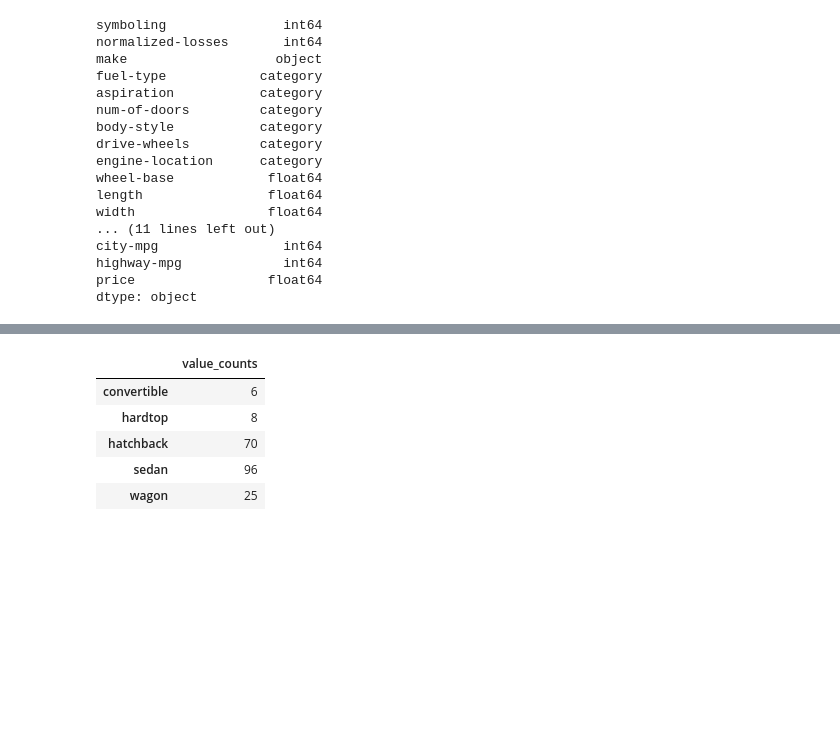
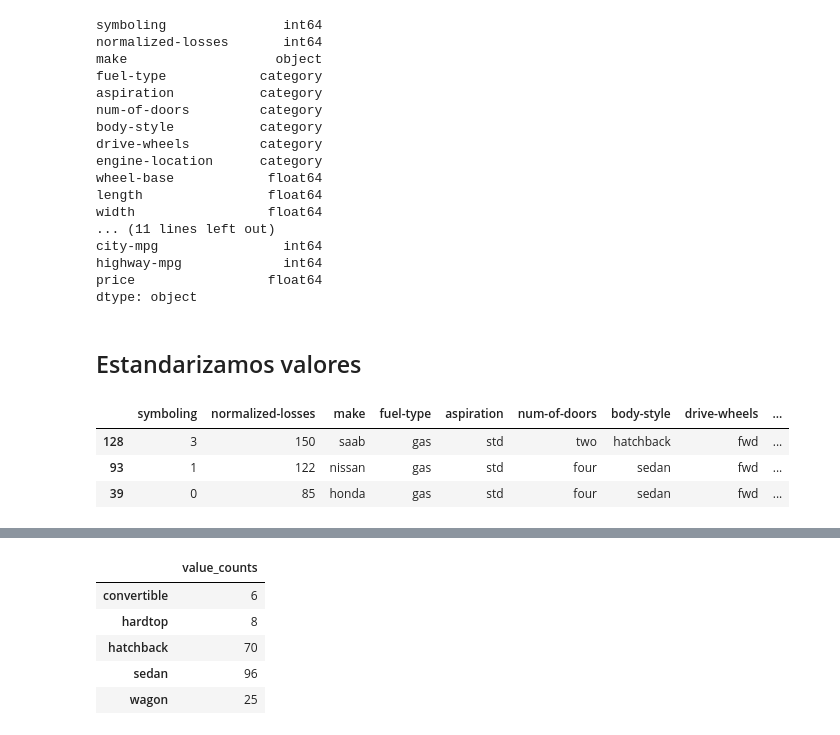
Before and after one commit to FernandoCallasaca/data_science_projects, a Jupyter notebook: Automobile_Dataset.ipynb, the cells around one changed output, grey strips where cells are left out. Drawn from its saved outputs; the diff is of its cells as text; code cells hidden in the pictures; blank space fills up the shorter version.

```diff
--- a/Automobile_Dataset.ipynb
+++ b/Automobile_Dataset.ipynb
@@ -305,3 +305,12 @@ city-mpg                int64
 highway-mpg             int64
 price                 float64
 dtype: object
+# %% [markdown]
+## Estandarizamos valores
+# %%
+df.sample(3)
+# %% [output]
+|  | symboling | normalized-losses | make | fuel-type | aspiration | num-of-doors | body-style | drive-wheels | ... |
+| 128 | 3 | 150 | saab | gas | std | two | hatchback | fwd | ... |
+| 93 | 1 | 122 | nissan | gas | std | four | sedan | fwd | ... |
+| 39 | 0 | 85 | honda | gas | std | four | sedan | fwd | ... |
```
Also changed, not shown: parts of 15 cells of this notebook.
